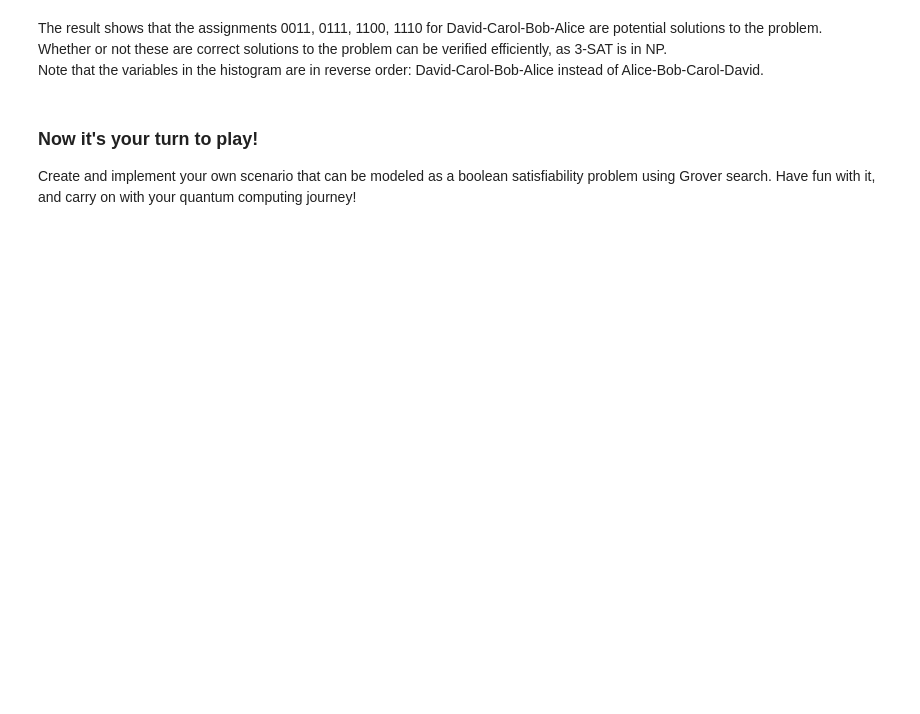
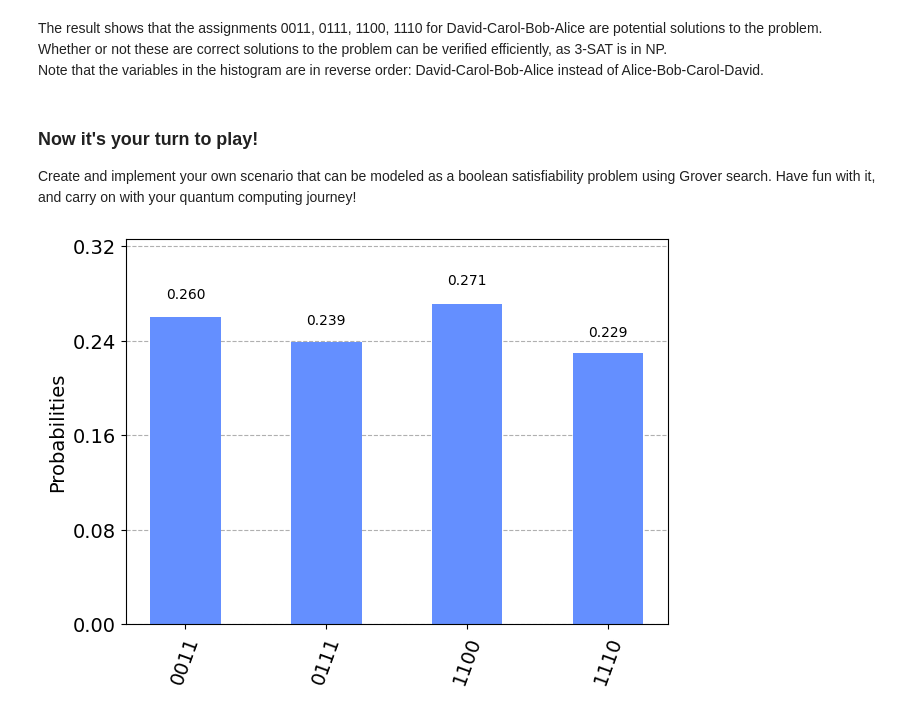
Before and after one commit to JanLahmann/Fun-with-Quantum, a Jupyter notebook: 3sat-v2.ipynb, the cells around one changed output. Drawn from its saved outputs; the diff is of its cells as text; code cells hidden in the pictures; blank space fills up the shorter version.

```diff
--- a/3sat-v2.ipynb
+++ b/3sat-v2.ipynb
@@ -88,3 +88,14 @@ plot_histogram(result['measurement']) # print a histogram of the result
+# %%
+# Run the algorithm
+oracle = PhaseOracle(log_expr)
+backend = Aer.get_backend('aer_simulator')
+quantum_instance = QuantumInstance(backend, shots=200)
+grover = Grover(quantum_instance=backend)
+problem = AmplificationProblem(oracle)
+result = grover.amplify(problem)
+plot_histogram(result.circuit_results)
+# %% [output]
+[figure, added]
 # %%
 # Print Qiskit version
 qiskit.__qiskit_version__
```
Also changed, not shown: parts of 5 cells of this notebook, 12 other files.
